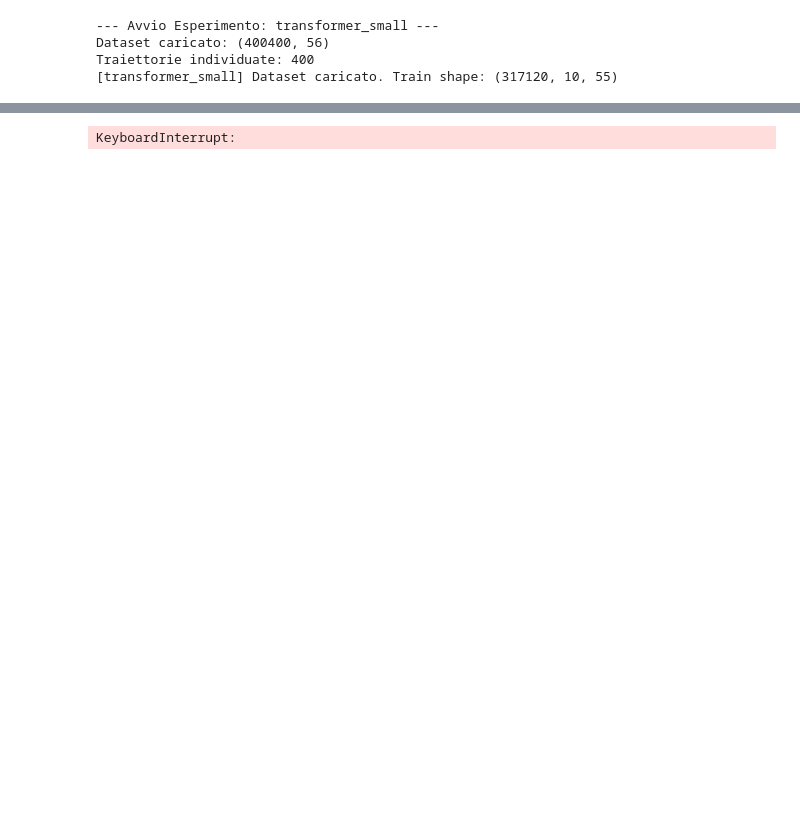
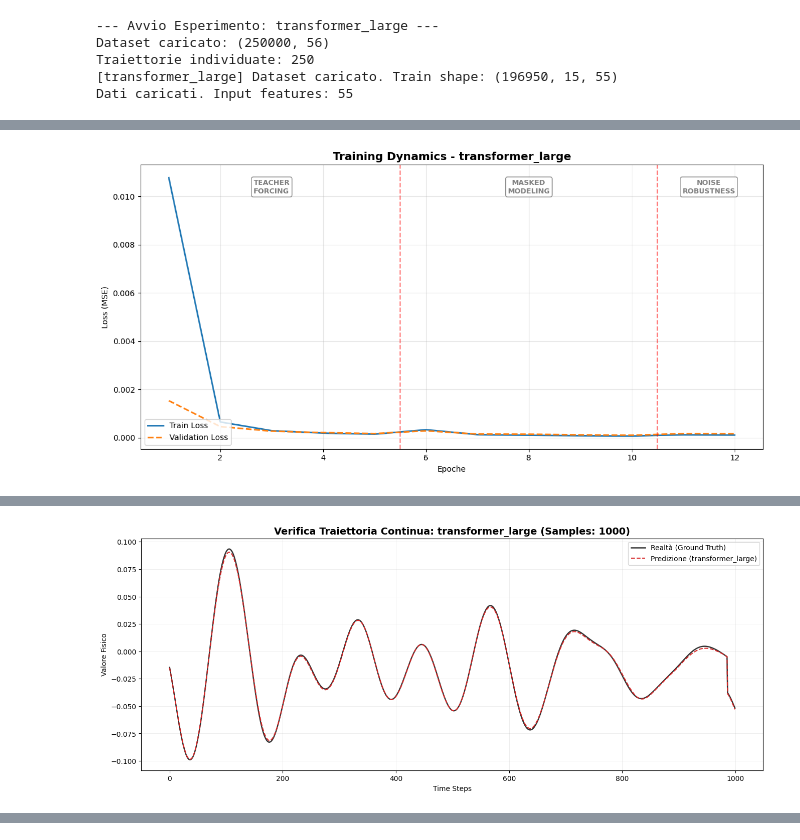
Before and after one commit to aldogioia/deep, a Jupyter notebook: main.ipynb, the cells around one changed output, grey strips where cells are left out. Drawn from its saved outputs; the diff is of its cells as text; code cells hidden in the pictures; blank space fills up the shorter version.

```diff
--- a/main.ipynb
+++ b/main.ipynb
@@ -67,8 +79,7 @@ def train_with_curriculum(
     epochs,
     tf_epochs=5,
     mm_epochs=8,
-    ss_epochs=2,
-    ss_max_prob=0.8
+    nr_epochs=2,
 ):
     curriculum = CurriculumLearning(model, optimizer, loss_fn)
 
@@ -78,21 +89,17 @@ def train_with_curriculum(
         "phase": []
     }
 
-    total_epochs = tf_epochs + mm_epochs + ss_epochs
+    total_epochs = tf_epochs + mm_epochs + nr_epochs
     assert epochs == total_epochs
 
     for epoch in range(epochs):
         # --- 1. Determina la fase ---
         if epoch < tf_epochs:
             phase = "teacher_forcing"
-            sampling_prob = 0.0
         elif epoch < tf_epochs + mm_epochs:
             phase = "masked_modeling"
-            sampling_prob = 0.0
         else:
-            phase = "scheduled_sampling"
-            ss_progress = (epoch - tf_epochs - mm_epochs) / max(1, ss_epochs - 1)
-            sampling_prob = ss_progress * ss_max_prob
+            phase = "noise_robustness"
 
         # --- 2. Training Loop ---
         epoch_loss = tf.keras.metrics.Mean()
@@ -103,7 +110,7 @@ def train_with_curriculum(
             elif phase == "masked_modeling":
                 loss = curriculum.masked_modeling_step(x, y)
             else:
-                loss = curriculum.scheduled_sampling_step(x, y, sampling_prob=sampling_prob)
+                loss = curriculum.noise_robustness_step(x, y)
 
             epoch_loss.update_state(loss)
 
@@ -130,7 +137,7 @@ def train_with_curriculum(
 # Inizializza il manager
 exp_manager = ExperimentManager(base_path="data")
 
-def run_curriculum_experiment(config, tf_ep=5, mm_ep=10, ss_ep=10):
+def run_curriculum_experiment(config):
     print(f"\n--- Avvio Esperimento: {config['name']} ---")
 
     # 1. Caricamento Dati
@@ -138,7 +145,7 @@ def run_curriculum_experiment(config, tf_ep=5, mm_ep=10, ss_ep=10):
 
     # Assicurati che i dati siano caricati per accedere a X_train
     if not hasattr(dm, 'X_train'):
-        dm.load_and_process()
+        dm.load_and_process(num_rows=250000)
 
     # Leggi la dim da Numpy invece che dal Dataset ---
     input_dim = dm.X_train.shape[-1]
@@ -162,19 +169,17 @@ def run_curriculum_experiment(config, tf_ep=5, mm_ep=10, ss_ep=10):
     optimizer = tf.keras.optimizers.Adam(learning_rate=config['learning_rate'])
     loss_fn = tf.keras.losses.MeanSquaredError()
 
-    total_epochs = tf_ep + mm_ep + ss_ep
-
-    # 3. Training (con Validation!)
+    # 3. Training
     history = train_with_curriculum(
         model=model,
         train_ds=train_ds,
         val_ds=val_ds,
         optimizer=optimizer,
         loss_fn=loss_fn,
-        epochs=total_epochs,
-        tf_epochs=tf_ep,
-        mm_epochs=mm_ep,
-        ss_epochs=ss_ep
+        epochs=config['total_epochs'],
+        tf_epochs=config['tf_epochs'],
+        mm_epochs=config['mm_epochs'],
+        nr_epochs=config['nr_epochs']
     )
 
     # 4. Salvataggio e Plotting (tramite la classe ExperimentManager)
@@ -182,17 +187,18 @@ def run_curriculum_experiment(config, tf_ep=5, mm_ep=10, ss_ep=10):
     exp_manager.save_model_artifacts(model, history, config['name'])
 
     print("\n--- Generazione Grafici ---")
-    exp_manager.plot_loss_curves(history, config['name'])
-    exp_manager.plot_forecast_comparison(model, val_ds, dm, config['name'])
+    exp_manager.plot_training_phases_detailed(history, config['name'])
+    exp_manager.plot_trajectory_check(model, dm, config['name'])
 
     return model, history
 
 # Esecuzione
-run_curriculum_experiment(TRANSFORMER_CONFIGS[0])
+run_curriculum_experiment(TRANSFORMER_CONFIGS[2])
 '''for transformer_config in TRANSFORMER_CONFIGS:
     run_curriculum_experiment(transformer_config)'''
 # %% [output]
---- Avvio Esperimento: transformer_small ---
-Dataset caricato: (400400, 56)
-Traiettorie individuate: 400
-[transformer_small] Dataset caricato. Train shape: (317120, 10, 55)
+--- Avvio Esperimento: transformer_large ---
+Dataset caricato: (250000, 56)
+Traiettorie individuate: 250
+[transformer_large] Dataset caricato. Train shape: (196950, 15, 55)
+Dati caricati. Input features: 55
@@ -201,0 +223 @@ Traiettorie individuate: 400
+[figure, added]
@@ -202,0 +226 @@ Epoch 001 | teacher_forcing | Train Loss: 0.01898 | Val Loss: 0.01730
+[figure, added]
@@ -206 +228,0 @@ Epoch 003 | teacher_forcing | Train Loss: 0.01220 | Val Loss: 0.01619
-KeyboardInterrupt:
```
Also changed, not shown: parts of 6 cells of this notebook, 19 other files.
